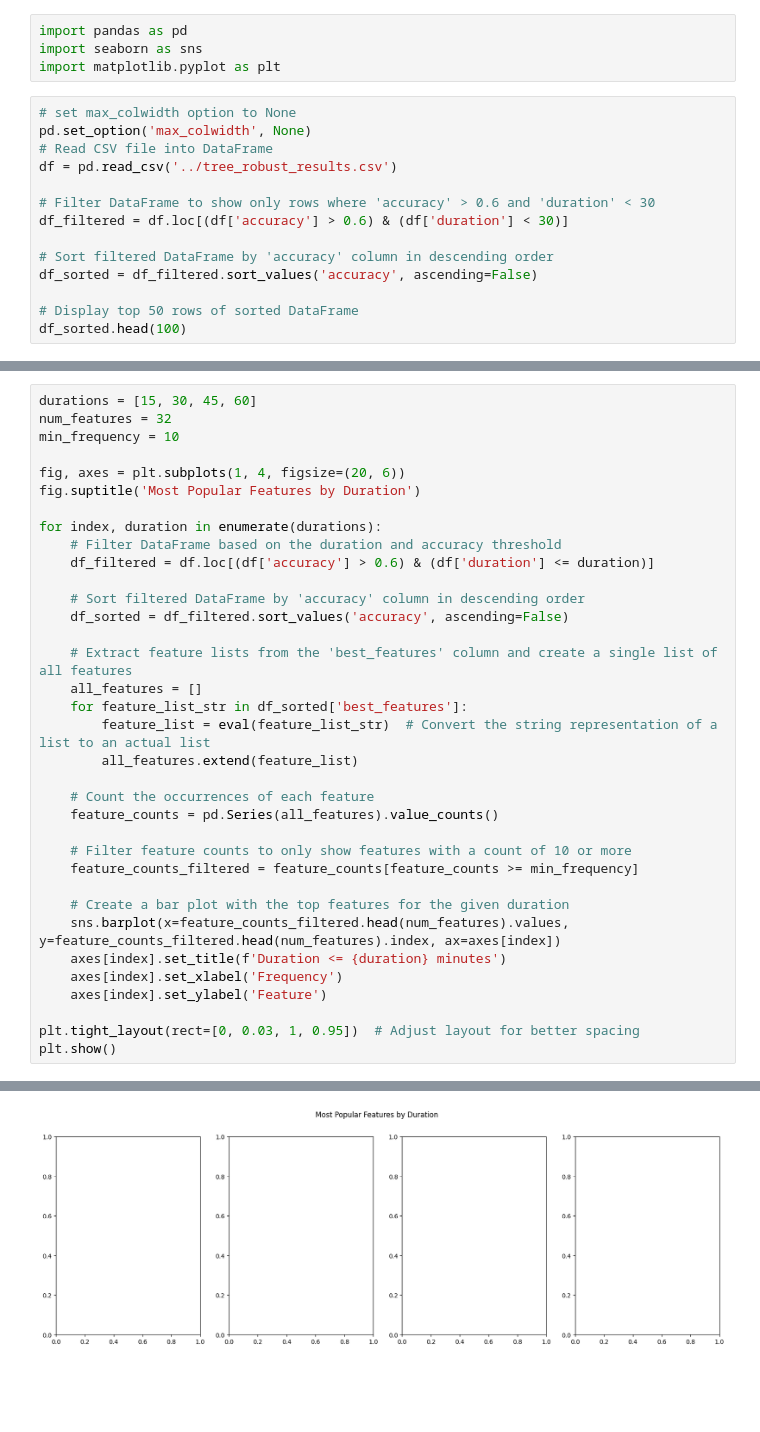
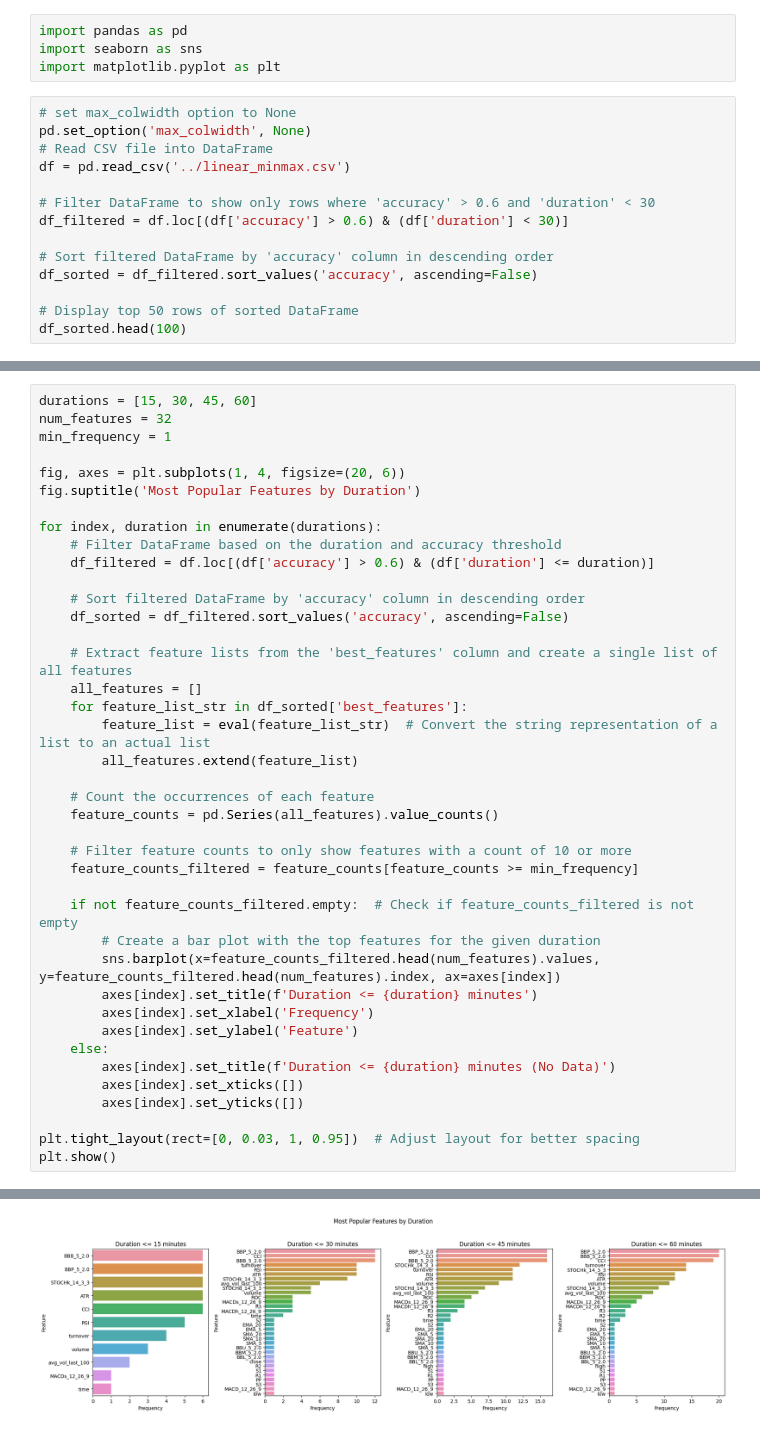
Before and after one commit to Jnorm911/websocket_trading, a Jupyter notebook: notebooks/heatmap.ipynb, the cells around one changed output, grey strips where cells are left out. Saved outputs shown, nothing was run; the diff lists cells and outputs as text; blank space fills up the shorter version.

Commit message:
featurefittingfun

```diff
--- a/notebooks/heatmap.ipynb
+++ b/notebooks/heatmap.ipynb
@@ -6,7 +6,7 @@ import matplotlib.pyplot as plt
 # set max_colwidth option to None
 pd.set_option('max_colwidth', None)
 # Read CSV file into DataFrame
-df = pd.read_csv('../tree_robust_results.csv')
+df = pd.read_csv('../linear_minmax.csv')
 
 # Filter DataFrame to show only rows where 'accuracy' > 0.6 and 'duration' < 30
 df_filtered = df.loc[(df['accuracy'] > 0.6) & (df['duration'] < 30)]
@@ -33,7 +32,7 @@ df_sorted.head(100)
 # %%
 durations = [15, 30, 45, 60]
 num_features = 32
-min_frequency = 10
+min_frequency = 1
 
 fig, axes = plt.subplots(1, 4, figsize=(20, 6))
 fig.suptitle('Most Popular Features by Duration')
@@ -57,11 +56,16 @@ for index, duration in enumerate(durations):
     # Filter feature counts to only show features with a count of 10 or more
     feature_counts_filtered = feature_counts[feature_counts >= min_frequency]
 
-    # Create a bar plot with the top features for the given duration
-    sns.barplot(x=feature_counts_filtered.head(num_features).values, y=feature_counts_filtered.head(num_features).index, ax=axes[index])
-    axes[index].set_title(f'Duration <= {duration} minutes')
-    axes[index].set_xlabel('Frequency')
-    axes[index].set_ylabel('Feature')
+    if not feature_counts_filtered.empty:  # Check if feature_counts_filtered is not empty
+        # Create a bar plot with the top features for the given duration
+        sns.barplot(x=feature_counts_filtered.head(num_features).values, y=feature_counts_filtered.head(num_features).index, ax=axes[index])
+        axes[index].set_title(f'Duration <= {duration} minutes')
+        axes[index].set_xlabel('Frequency')
+        axes[index].set_ylabel('Feature')
+    else:
+        axes[index].set_title(f'Duration <= {duration} minutes (No Data)')
+        axes[index].set_xticks([])
+        axes[index].set_yticks([])
 
 plt.tight_layout(rect=[0, 0.03, 1, 0.95])  # Adjust layout for better spacing
 plt.show()
@@ -70,4 +73,4 @@ NameError: name 'Index' is not defined
-[figure, old version]
+[figure, new version]
 # %%
 durations = [9, 18, 27, 36, 45, 60]
 
```
Also changed, not shown: parts of 4 cells of this notebook, 11 other files.
